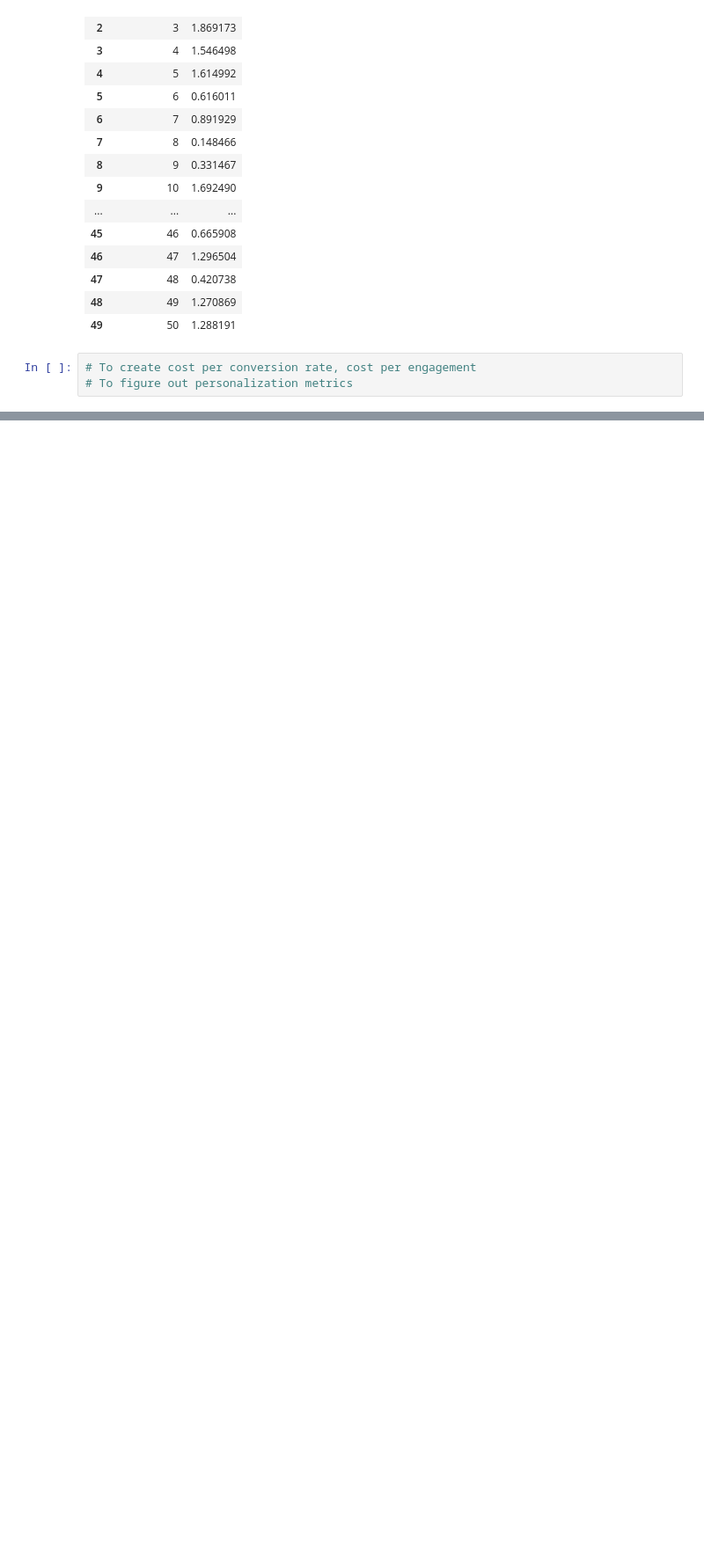
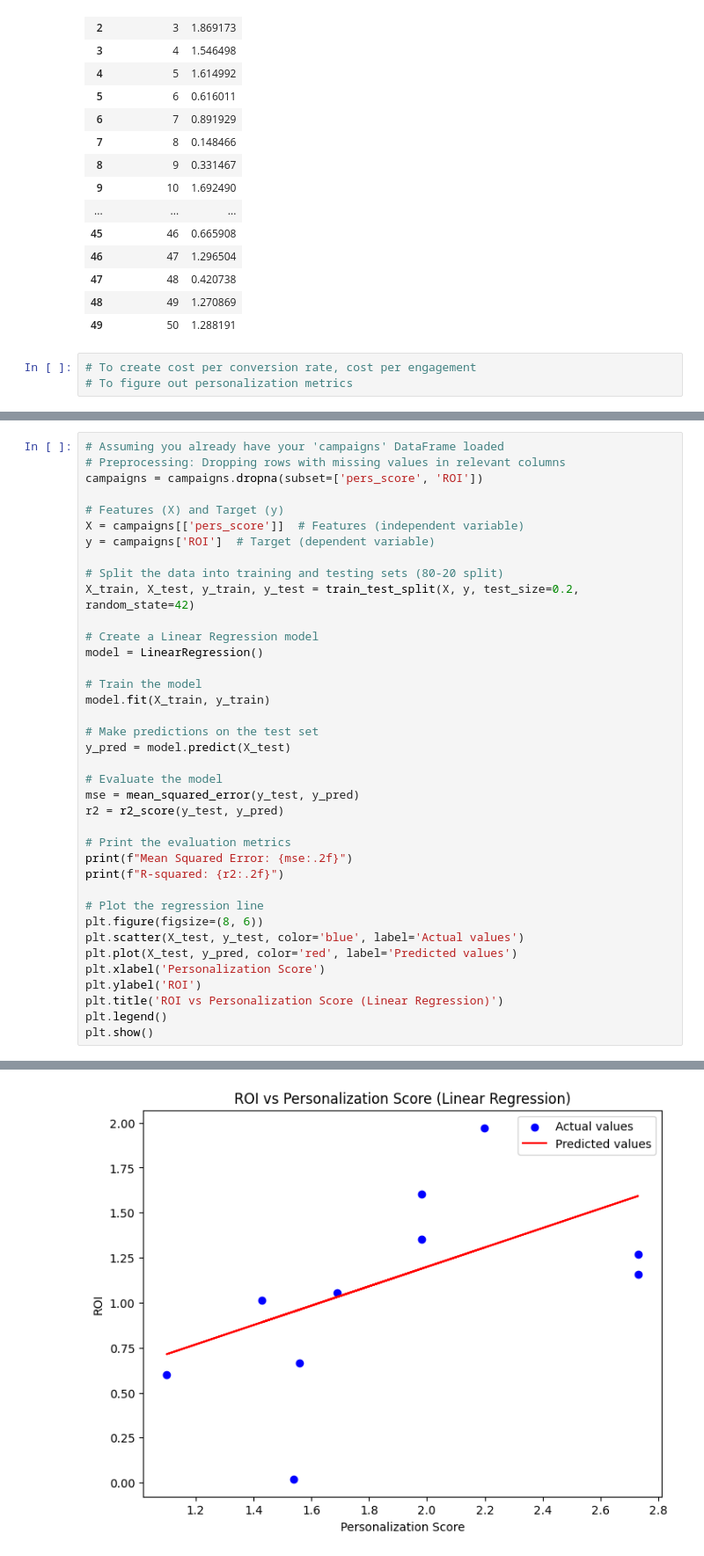
Before and after one commit to andrew250402/DSA3101-Project, a Jupyter notebook: Notebooks/andrew.ipynb, the cells around one changed output, grey strips where cells are left out. Shown: that part at 88% size. Saved outputs shown, nothing was run; the diff lists cells and outputs as text; blank space fills up the shorter version.

```diff
--- a/Notebooks/andrew.ipynb
+++ b/Notebooks/andrew.ipynb
@@ -293,0 +470,39 @@ campaigns.loc[:, ["campaign_id", "ROI"]]
+# %%
+# Assuming you already have your 'campaigns' DataFrame loaded
+# Preprocessing: Dropping rows with missing values in relevant columns
+campaigns = campaigns.dropna(subset=['pers_score', 'ROI'])
+
+# Features (X) and Target (y)
+X = campaigns[['pers_score']]  # Features (independent variable)
+y = campaigns['ROI']  # Target (dependent variable)
+
+# Split the data into training and testing sets (80-20 split)
+X_train, X_test, y_train, y_test = train_test_split(X, y, test_size=0.2, random_state=42)
+
+# Create a Linear Regression model
+model = LinearRegression()
+
+# Train the model
+model.fit(X_train, y_train)
+
+# Make predictions on the test set
+y_pred = model.predict(X_test)
+
+# Evaluate the model
+mse = mean_squared_error(y_test, y_pred)
+r2 = r2_score(y_test, y_pred)
+
+# Print the evaluation metrics
+print(f"Mean Squared Error: {mse:.2f}")
+print(f"R-squared: {r2:.2f}")
+
+# Plot the regression line
+plt.figure(figsize=(8, 6))
+plt.scatter(X_test, y_test, color='blue', label='Actual values')
+plt.plot(X_test, y_pred, color='red', label='Predicted values')
+plt.xlabel('Personalization Score')
+plt.ylabel('ROI')
+plt.title('ROI vs Personalization Score (Linear Regression)')
+plt.legend()
+plt.show()
+# %% [output]
@@ -293,0 +511 @@ campaigns.loc[:, ["campaign_id", "ROI"]]
+[figure, added]
```
Also changed, not shown: parts of 20 cells of this notebook.
